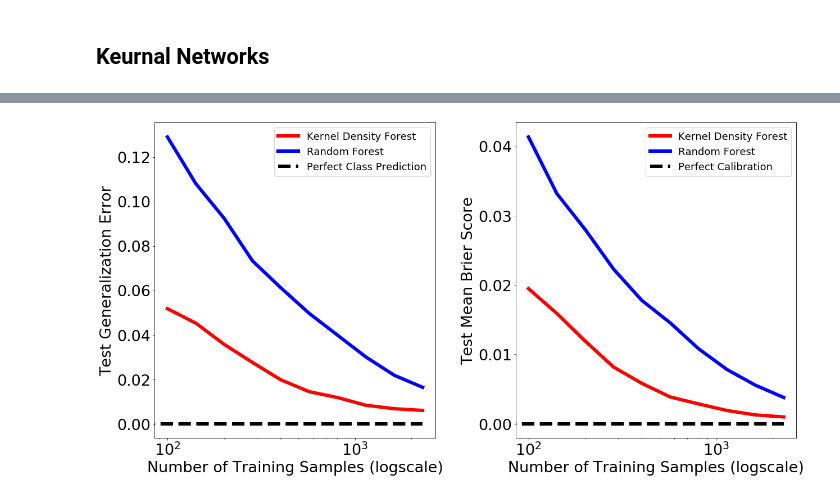
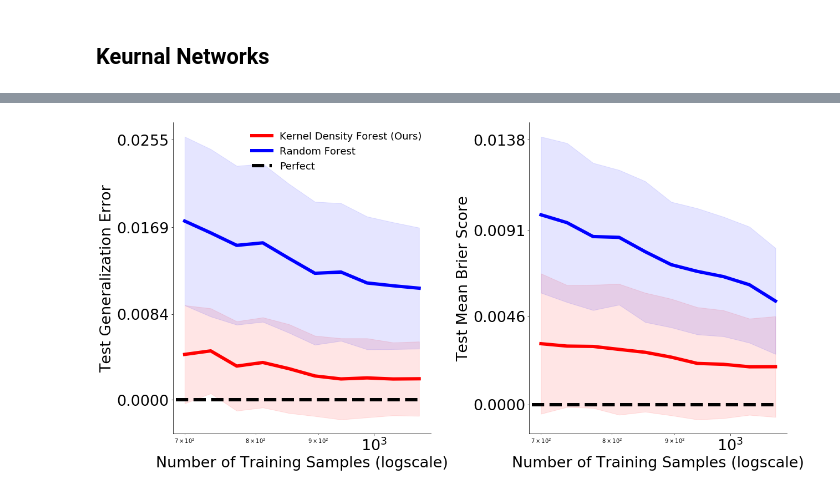
Before and after one commit to neurodata/kdg_will, a Jupyter notebook: notebooks/KDF_OpenMLCC18.ipynb, the cells around one changed output, grey strips where cells are left out. Cells and saved outputs as stored; diff of their text form; code cells hidden in the pictures.

```diff
--- a/notebooks/KDF_OpenMLCC18.ipynb
+++ b/notebooks/KDF_OpenMLCC18.ipynb
@@ -45,7 +45,7 @@ def train_AKN(X, y):
 
     rfc.fit(X, y)
 
-    predicted_leaf_ids_across_trees = [keras.utils.to_categorical(np.unique(tree.apply(X), return_inverse = True)[1]) for tree_idx, tree in enumerate(rfc.estimators_)]
+    predicted_leaf_ids_across_trees = [np.unique(tree.apply(X), return_inverse = True)[1] for tree_idx, tree in enumerate(rfc.estimators_)]
 
     return KDG().fit(X, y, predicted_leaf_ids_across_trees)
 # %%
@@ -74,12 +74,3 @@ def get_brier(predicted_posterior, y):
     for y_val in np.unique(y):
         brier_across_y_vals.append(np.nanmean((predicted_posterior[:, y_val] - (y == y_val).astype('int'))**2))
     return np.mean(brier_across_y_vals)
-# %%
-'''
-for i in range(1, 100):
-    X, y = openml.tasks.get_task(i).get_X_and_y()#datasets.load_iris(return_X_y = True)#
-    X, X_test, y, y_test = train_test_split(X, y)
-    print("I: {}".format(i))
-    print(np.shape(X))
-    print(len(np.unique(y)))
-'''
@@ -88,3 +77,3 @@ for i in range(1, 100):
 # %%
 X, y = openml.tasks.get_task(6).get_X_and_y()
-X, y = X[np.where(y < 3)], y[np.where(y < 3)]
+X, y = X[np.where(y < 2)], y[np.where(y < 2)]
@@ -91,6 +83,6 @@ X, y = X[np.where(y < 3)], y[np.where(y < 3)]
 # %%
 def get_network_y_proba(X, y, n, X_test):
-    random_indices = np.random.choice(len(X), int(n))
+    random_indices = np.random.choice(len(X), int(n), replace = False)
     X, y = X[random_indices], y[random_indices]
     rfc = RandomForestClassifier(n_estimators = n_estimators,
                                    max_depth = max_depth)
@@ -100,10 +92,10 @@ def get_network_y_proba(X, y, n, X_test):
 
 
 def get_KDE_y_proba(X, y, n, X_test):
-    random_indices = np.random.choice(len(X), int(n))
+    random_indices = np.random.choice(len(X), int(n), replace = False)
     X, y = X[random_indices], y[random_indices]
     kdg = train_AKN(X, y)
-    y_proba_unnormalized = kdg.predict_proba(X_test)
+    y_proba_unnormalized = kdg.predict_proba(X_test, pooling = "class")
 
     y_proba = y_proba_unnormalized.copy()
     for y_val in range(np.shape(y_proba)[1]):
@@ -191,28 +216,55 @@ for n in tqdm(n_ra):
 # %%
 figs, ax = plt.subplots(1, 2, figsize = (18, 9))
 figs.set_facecolor("white")
 
 ax[0].tick_params(axis='both', which='major', labelsize=27)
-ax[0].plot(n_ra , 1 - np.array(KDE_acc_means), label = "Kernel Density Forest", c = "red")
+ax[0].plot(n_ra , 1 - np.array(KDE_acc_means), label = "Kernel Density Forest (Ours)", c = "red")
 ax[0].plot(n_ra, 1 - np.array(network_acc_means), label = "Random Forest", c = "blue")
-ax[0].hlines(0.0, 0, n_ra[-1], linestyle = "dashed", label = "Perfect Class Prediction", color = "black")
-ax[0].legend(fontsize = 18, loc = "upper right")
+ax[0].hlines(0.0, 0, n_ra[-1], linestyle = "dashed", label = "Perfect", color = "black")
+ax[0].legend(fontsize = 18, loc = "upper right", frameon = False)
 ax[0].set_xlabel("Number of Training Samples (logscale)", fontsize = 27)
 ax[0].set_ylabel("Test Generalization Error", fontsize = 27)
 ax[0].set_xscale("log")
+ax[0].fill_between(n_ra,
+                   1 - np.array(KDE_acc_means) - np.array(KDE_acc_stds),
+                   1 - np.array(KDE_acc_means) + np.array(KDE_acc_stds),
+                   alpha = .1,
+                   color = "red")
+ax[0].fill_between(n_ra,
+               1 - np.array(network_acc_means) - np.array(network_acc_stds),
+               1 - np.array(network_acc_means) + np.array(network_acc_stds),
+               alpha = .1,
+               color = "blue")
+yticks_range = np.arange(0, 1 - network_acc_means[0] + network_acc_stds[0], (1 - network_acc_means[0] + network_acc_stds[0]) / 100)
+ax[0].set_yticks([round(np.percentile(yticks_range, p), 4) for p in [0, 33, 66, 100]])
+for side in {"right", "top"}:
+        ax[0].spines[side].set_visible(False)
 
 ax[1].tick_params(axis='both', which='major', labelsize=27)
-ax[1].plot(n_ra , KDE_brier_means, label = "Kernel Density Forest", c = "red")
-ax[1].plot(n_ra, network_brier_means, label = "Random Forest", c = "blue")
-ax[1].hlines(0.0, 0, n_ra[-1], linestyle = "dashed", label = "Perfect Calibration", color = "black")
-ax[1].legend(fontsize = 18, loc = "upper right")
+ax[1].plot(n_ra , KDE_brier_means, c = "red")
+ax[1].plot(n_ra, network_brier_means, c = "blue")
+ax[1].hlines(0.0, 0, n_ra[-1], linestyle = "dashed", color = "black")
 ax[1].set_xlabel("Number of Training Samples (logscale)", fontsize = 27)
 ax[1].set_ylabel("Test Mean Brier Score", fontsize = 27)
 ax[1].set_xscale("log")
+ax[1].fill_between(n_ra,
+               np.array(KDE_brier_means) - np.array(KDE_brier_stds),
+               np.array(KDE_brier_means) + np.array(KDE_brier_stds),
+               alpha = .1,
+               color = "red")
+ax[1].fill_between(n_ra,
+               np.array(network_brier_means) - np.array(network_brier_stds),
+               np.array(network_brier_means) + np.array(network_brier_stds),
+               alpha = .1,
+               color = "blue")
+yticks_range = np.arange(0, network_brier_means[0] + network_brier_stds[0], (network_brier_means[0] + network_brier_stds[0]) / 100)
+ax[1].set_yticks([round(np.percentile(yticks_range, p), 4) for p in [0, 33, 66, 100]])
+for side in {"right", "top"}:
+    ax[1].spines[side].set_visible(False)
 
 
 figs.tight_layout()
 
 plt.show()
 # %% [output]
-[figure, old version]
+[figure, new version]
```
Also changed, not shown: parts of 4 cells of this notebook, 5 other files.
